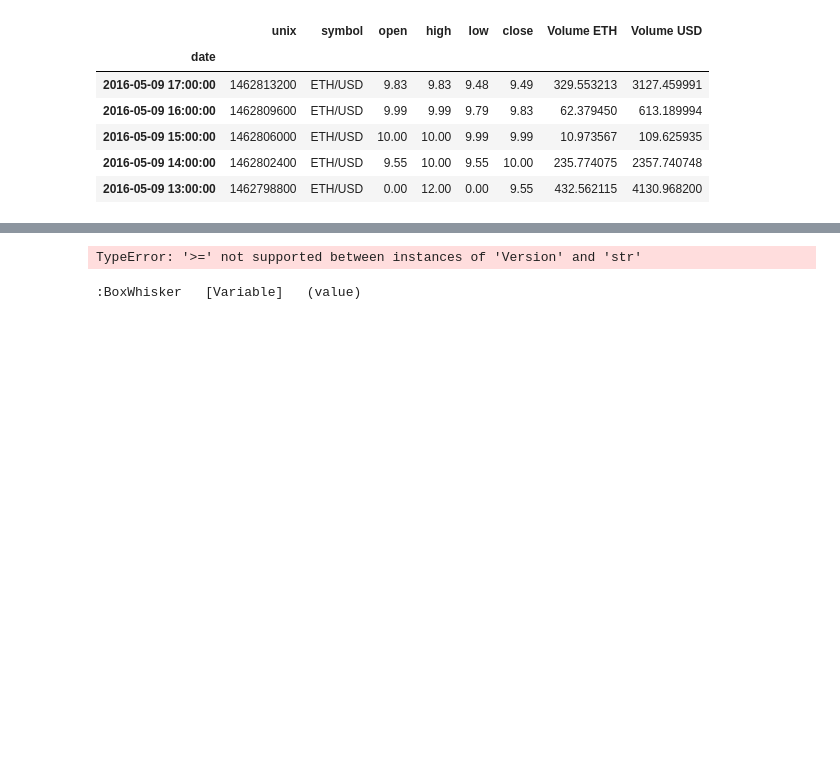
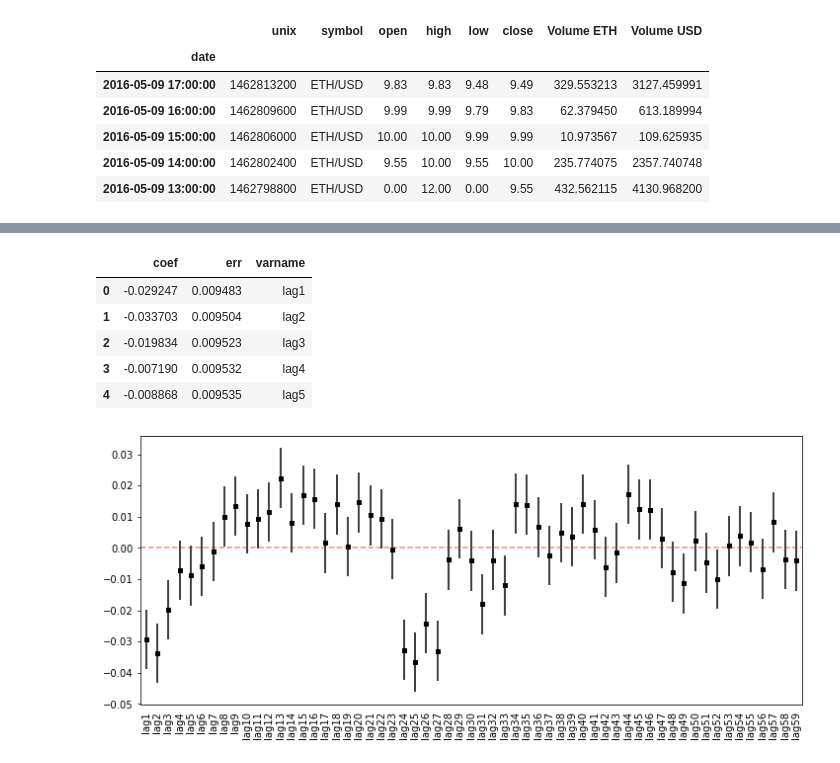
Before and after one commit to aisrael17/pure-momentum, a Jupyter notebook: notebooks/model.ipynb, the cells around one changed output, grey strips where cells are left out. Drawn from its saved outputs; the diff is of its cells as text; code cells hidden in the pictures; blank space fills up the shorter version.

```diff
--- a/notebooks/model.ipynb
+++ b/notebooks/model.ipynb
@@ -108,10 +127,10 @@ dtype: int64
 # %%
-eth_prices['hourly_returns'] = np.where(eth_prices['Volume USD'] == 0, np.nan, eth_prices['hourly_returns']
+# Add NaN values to rows with no volume
+eth_prices['hourly_returns'] = np.where(eth_prices['Volume USD'] == 0, np.nan, eth_prices['hourly_returns'])
 # %%
 # Calculate lagged hourly returns
-eth_prices['lag20'] = eth_prices['hourly_returns'].shift(20)
-eth_prices['lag24'] = eth_prices['hourly_returns'].shift(24)
-eth_prices['lag28'] = eth_prices['hourly_returns'].shift(28)
+for i in range(1, 60):
+    eth_prices[f'lag{i}'] = eth_prices['hourly_returns'].shift(i)
 # %%
 # Remove values that reference hours with zero volume
 eth_prices = eth_prices.dropna()
@@ -131,0 +141,9 @@ model.score(X, Y)
+# %%
+##### Do the model
+X = eth_prices.filter(regex='lag')
+X = sm.add_constant(X)
+Y = eth_prices['hourly_returns']
+
+
+eth_model = sm.OLS(Y, X).fit()
+print(eth_model.summary())
@@ -132,4 +168,35 @@ model.score(X, Y)
 # %%
+param_err = eth_model.params - eth_model.conf_int()[0]
+
+coef_df = pd.DataFrame({'coef': eth_model.params.values[1:],
+                        'err': param_err.values[1:],
+                        'varname': param_err.index.values[1:]
+                       })
+
+display(coef_df.head())
 # %% [output]
-TypeError: '>=' not supported between instances of 'Version' and 'str'
-:BoxWhisker   [Variable]   (value)
+|  | coef | err | varname |
+| 0 | -0.029247 | 0.009483 | lag1 |
+| 1 | -0.033703 | 0.009504 | lag2 |
+| 2 | -0.019834 | 0.009523 | lag3 |
+| 3 | -0.007190 | 0.009532 | lag4 |
+| 4 | -0.008868 | 0.009535 | lag5 |
+# %%
+# Create plot figure
+fig, ax = plt.subplots(figsize=(12, 5))
+
+# Plot the conf. int
+coef_df.plot(x='varname', y='coef', kind='bar', ax=ax,
+             yerr='err', legend=False, color='none',
+             xlabel='')
+
+# Add the means
+ax.scatter(x=np.arange(coef_df.shape[0]),
+           marker='s', s=20,
+           y=coef_df['coef'], color='black')
+
+# Add zero line
+ax.axhline(y=0, color='red', linestyle='--', alpha=.5)
+ax.xaxis.set_ticks_position('none')
+# %% [output]
+[figure, added]
```
Also changed, not shown: parts of 14 cells of this notebook.
